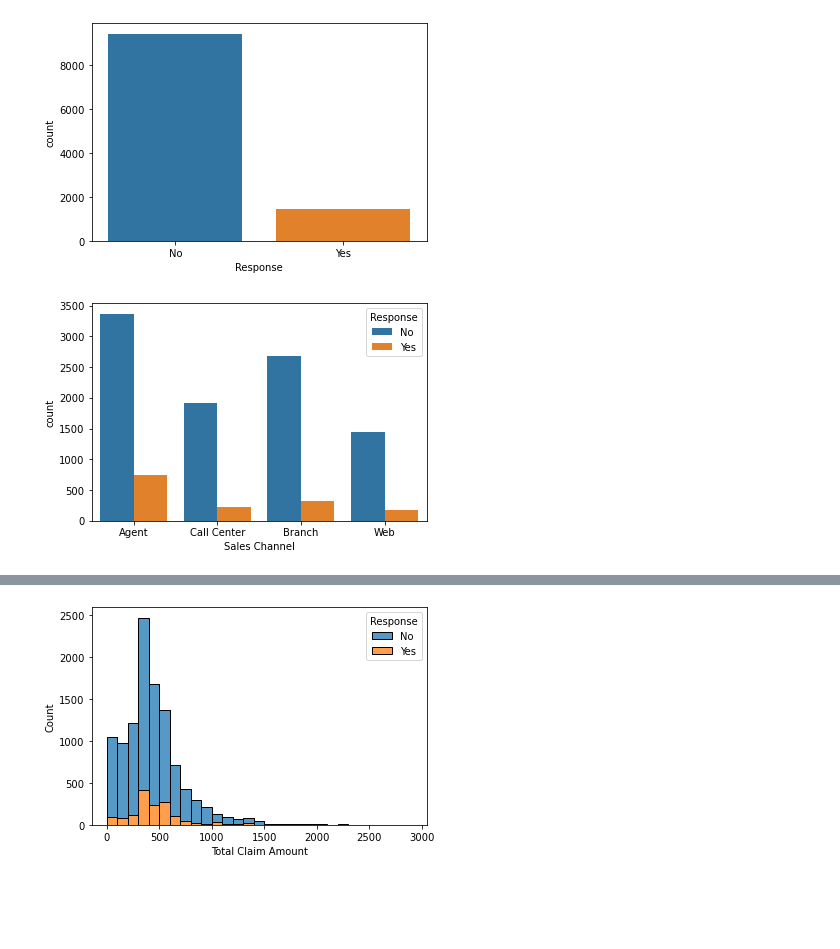
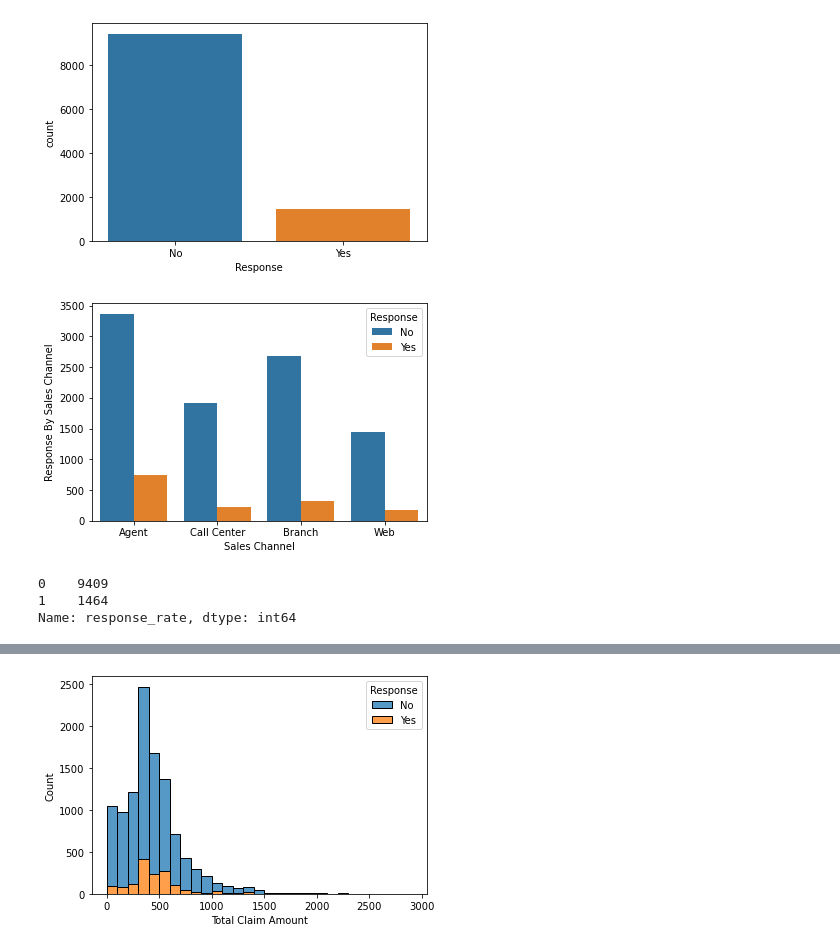
Before and after one commit to ClaraQuer/lab-customer-analysis-round-2, a Jupyter notebook: Customer Analysis.ipynb, the cells around one changed output, grey strips where cells are left out. Saved outputs shown, nothing was run; the diff lists cells and outputs as text; code cells hidden in the pictures; blank space fills up the shorter version.

```diff
--- a/Customer Analysis.ipynb
+++ b/Customer Analysis.ipynb
@@ -365,6 +375,14 @@ plt.show()
 [figure]
 # %%
 sns.countplot(x = 'Sales Channel', data = mca, hue = 'Response')
+plt.ylabel('Response By Sales Channel')
 plt.show()
 # %% [output]
-[figure, old version]
+[figure, new version]
+# %%
+mca['response_rate'] = np.where(mca.Response == 'Yes', 1, 0)
+mca.response_rate.value_counts()
+# %% [output]
+0    9409
+1    1464
+Name: response_rate, dtype: int64
```
Also changed, not shown: parts of 18 cells of this notebook.
